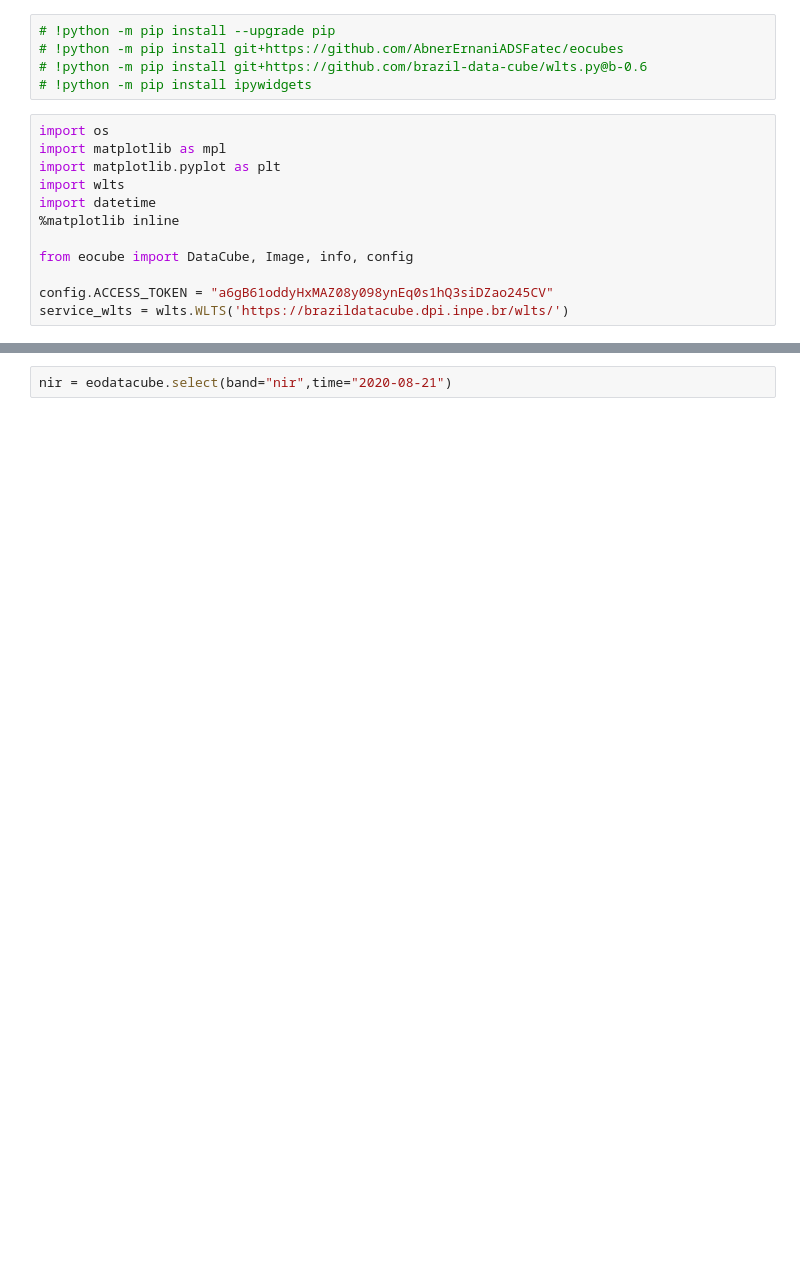
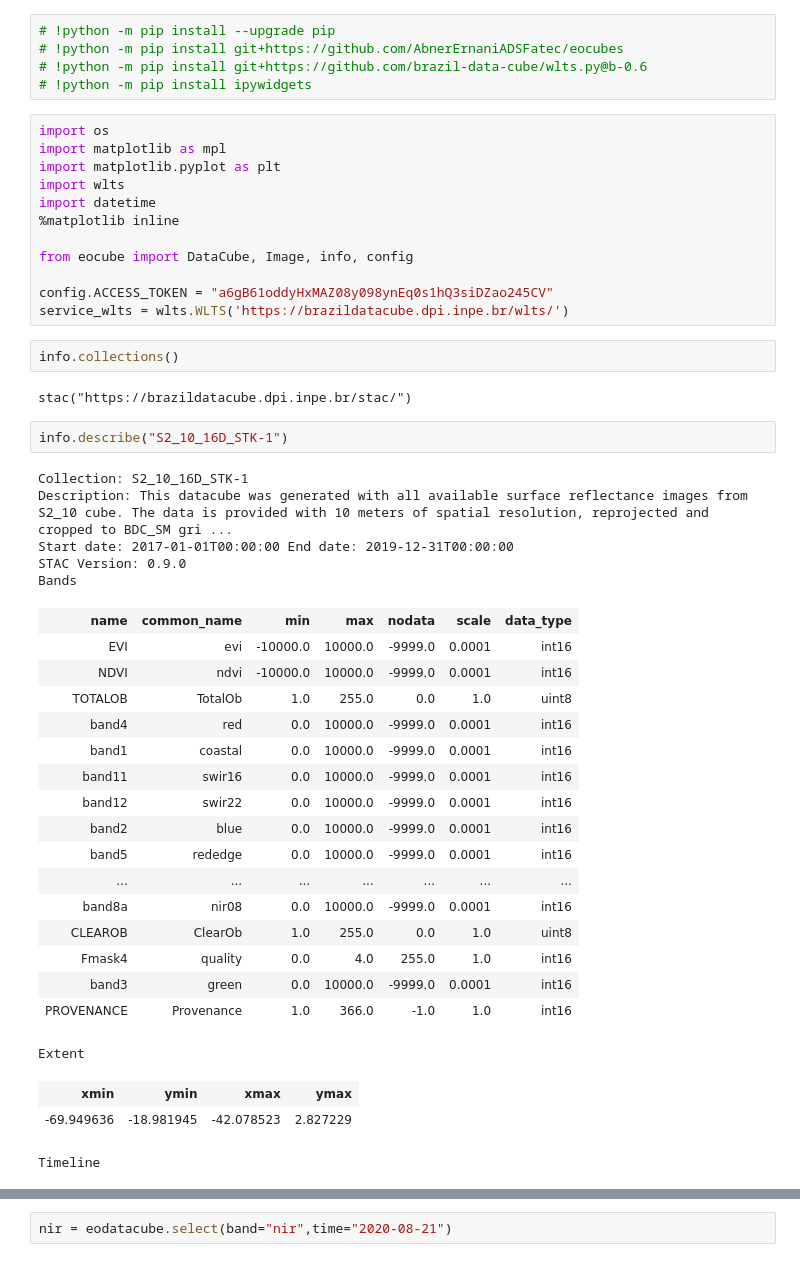
Before and after one commit to AbnerErnaniADSFatec/sample-assessment-data-science, a Jupyter notebook: testes_python.ipynb, the cells around one changed output, grey strips where cells are left out. Cells and saved outputs as stored; diff of their text form; blank space fills up the shorter version.

Commit message:
creating local data cube

```diff
--- a/testes_python.ipynb
+++ b/testes_python.ipynb
@@ -15,6 +15,38 @@ from eocube import DataCube, Image, info, config
 
 config.ACCESS_TOKEN = "a6gB61oddyHxMAZ08y098ynEq0s1hQ3siDZao245CV"
 service_wlts = wlts.WLTS('https://brazildatacube.dpi.inpe.br/wlts/')
+# %%
+info.collections()
+# %% [output]
+stac("https://brazildatacube.dpi.inpe.br/stac/")
+# %%
+info.describe("S2_10_16D_STK-1")
+# %% [output]
+Collection: S2_10_16D_STK-1
+Description: This datacube was generated with all available surface reflectance images from S2_10 cube. The data is provided with 10 meters of spatial resolution, reprojected and cropped to BDC_SM gri ...
+Start date: 2017-01-01T00:00:00 End date: 2019-12-31T00:00:00
+STAC Version: 0.9.0
+Bands
+| name | common_name | min | max | nodata | scale | data_type |
+| EVI | evi | -10000.0 | 10000.0 | -9999.0 | 0.0001 | int16 |
+| NDVI | ndvi | -10000.0 | 10000.0 | -9999.0 | 0.0001 | int16 |
+| TOTALOB | TotalOb | 1.0 | 255.0 | 0.0 | 1.0 | uint8 |
+| band4 | red | 0.0 | 10000.0 | -9999.0 | 0.0001 | int16 |
+| band1 | coastal | 0.0 | 10000.0 | -9999.0 | 0.0001 | int16 |
+| band11 | swir16 | 0.0 | 10000.0 | -9999.0 | 0.0001 | int16 |
+| band12 | swir22 | 0.0 | 10000.0 | -9999.0 | 0.0001 | int16 |
+| band2 | blue | 0.0 | 10000.0 | -9999.0 | 0.0001 | int16 |
+| band5 | rededge | 0.0 | 10000.0 | -9999.0 | 0.0001 | int16 |
+| ... | ... | ... | ... | ... | ... | ... |
+| band8a | nir08 | 0.0 | 10000.0 | -9999.0 | 0.0001 | int16 |
+| CLEAROB | ClearOb | 1.0 | 255.0 | 0.0 | 1.0 | uint8 |
+| Fmask4 | quality | 0.0 | 4.0 | 255.0 | 1.0 | int16 |
+| band3 | green | 0.0 | 10000.0 | -9999.0 | 0.0001 | int16 |
+| PROVENANCE | Provenance | 1.0 | 366.0 | -1.0 | 1.0 | int16 |
+Extent
+| xmin | ymin | xmax | ymax |
+| -69.949636 | -18.981945 | -42.078523 | 2.827229 |
+Timeline
 # %%
 %%time
 eodatacube = DataCube(
```
Also changed, not shown: parts of 8 cells of this notebook, 52 other files.
